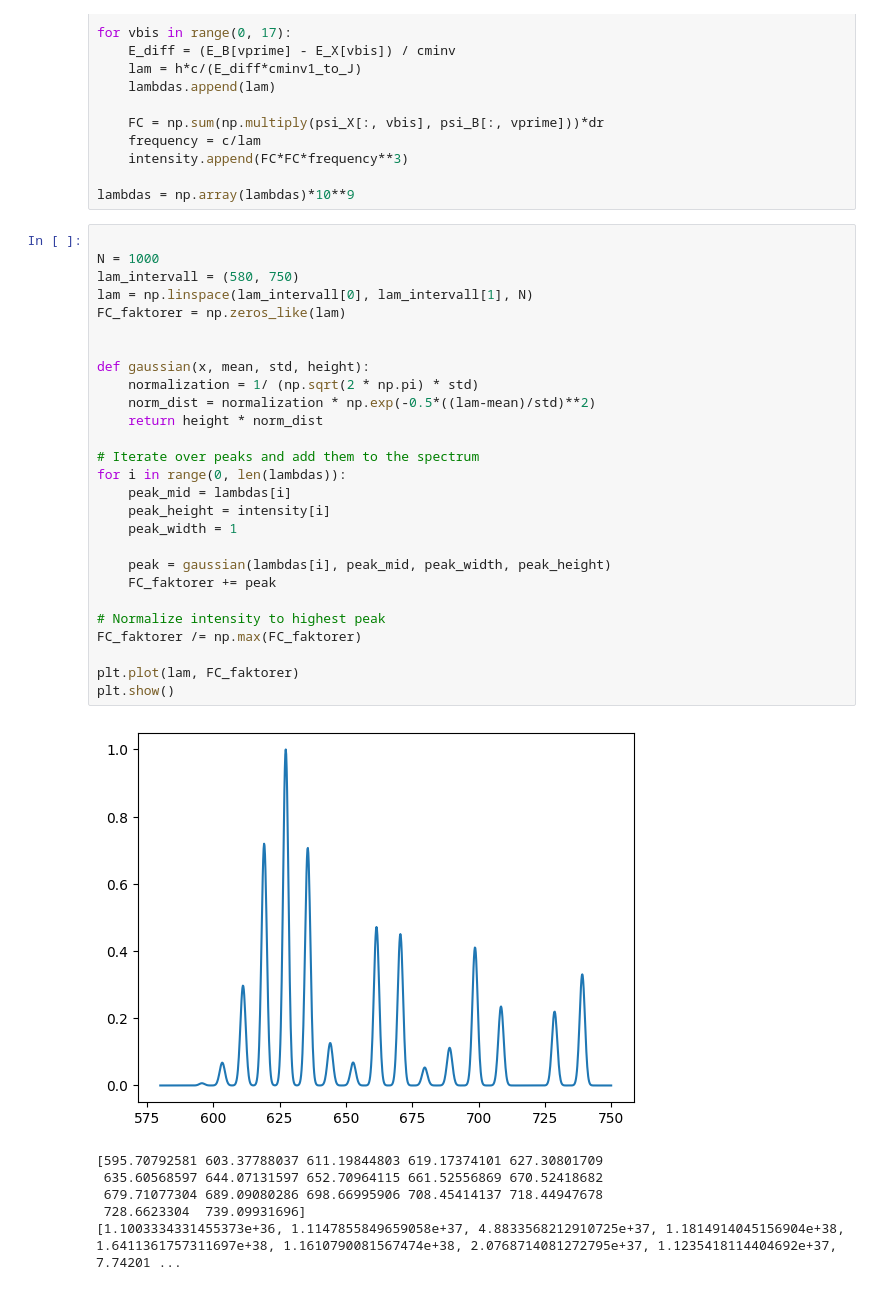
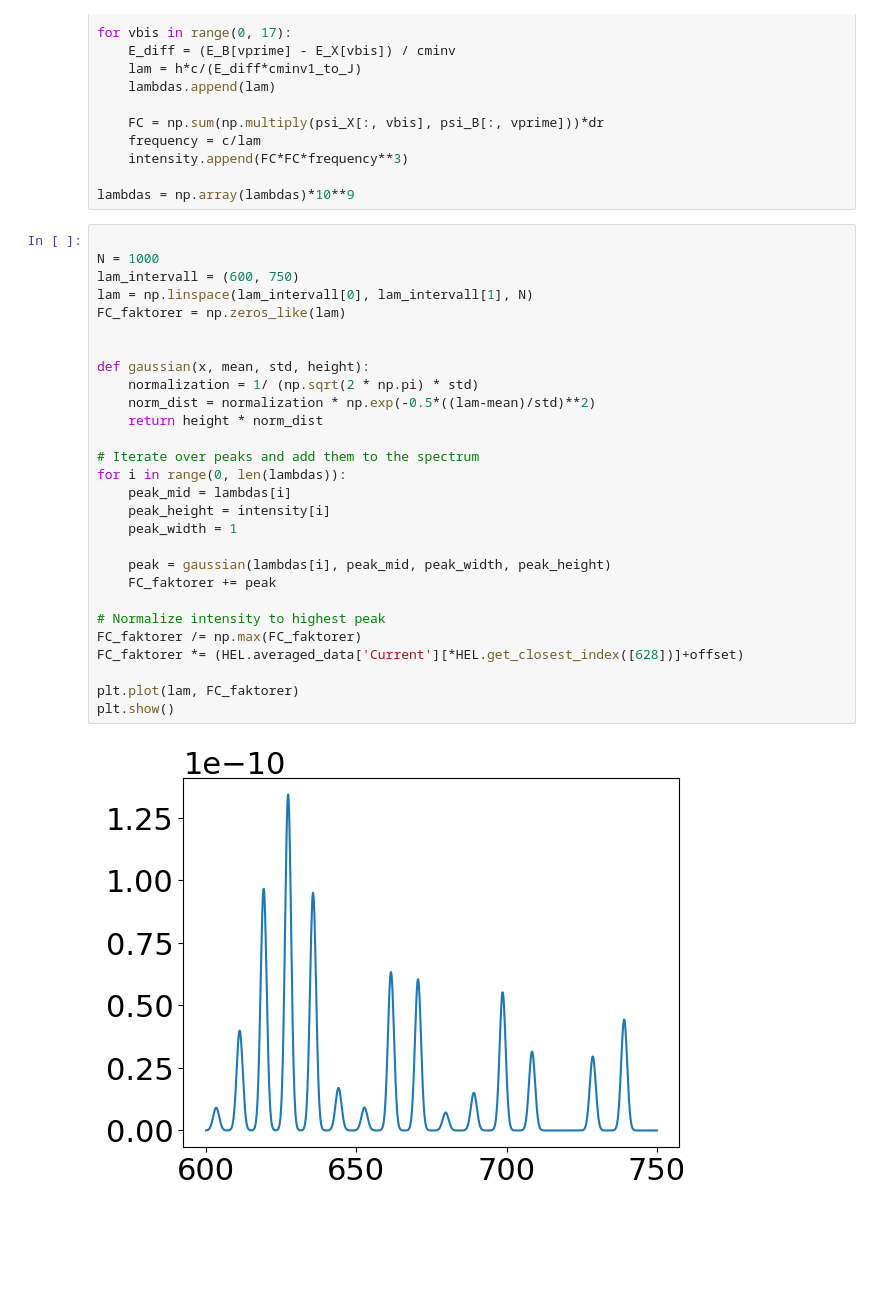
Before and after one commit to Karlandersson02/Kvant_expfys2, a Jupyter notebook: Franck-Condon.ipynb, the cells around one changed output. Cells and saved outputs as stored; diff of their text form; blank space fills up the shorter version.

```diff
--- a/Franck-Condon.ipynb
+++ b/Franck-Condon.ipynb
@@ -86,34 +86,30 @@ lambdas = np.array(lambdas)*10**9
 # %%
 
 N = 1000
-lam_intervall = (580, 750)
+lam_intervall = (600, 750)
 lam = np.linspace(lam_intervall[0], lam_intervall[1], N)
 FC_faktorer = np.zeros_like(lam)
 
 
 def gaussian(x, mean, std, height):
     normalization = 1/ (np.sqrt(2 * np.pi) * std)
     norm_dist = normalization * np.exp(-0.5*((lam-mean)/std)**2)
     return height * norm_dist
 
 # Iterate over peaks and add them to the spectrum
 for i in range(0, len(lambdas)):
     peak_mid = lambdas[i]
     peak_height = intensity[i]
     peak_width = 1
 
     peak = gaussian(lambdas[i], peak_mid, peak_width, peak_height)
     FC_faktorer += peak
 
 # Normalize intensity to highest peak
 FC_faktorer /= np.max(FC_faktorer)
+FC_faktorer *= (HEL.averaged_data['Current'][*HEL.get_closest_index([628])]+offset)
 
 plt.plot(lam, FC_faktorer)
 plt.show()
 # %% [output]
-[figure, old version]
+[figure, new version]
-[595.70792581 603.37788037 611.19844803 619.17374101 627.30801709
- 635.60568597 644.07131597 652.70964115 661.52556869 670.52418682
- 679.71077304 689.09080286 698.66995906 708.45414137 718.44947678
- 728.6623304  739.09931696]
-[1.1003334331455373e+36, 1.1147855849659058e+37, 4.8833568212910725e+37, 1.1814914045156904e+38, 1.6411361757311697e+38, 1.1610790081567474e+38, 2.0768714081272795e+37, 1.1235418114404692e+37, 7.74201 ...
```
Also changed, not shown: parts of 1 cell of this notebook, 1 other file.
